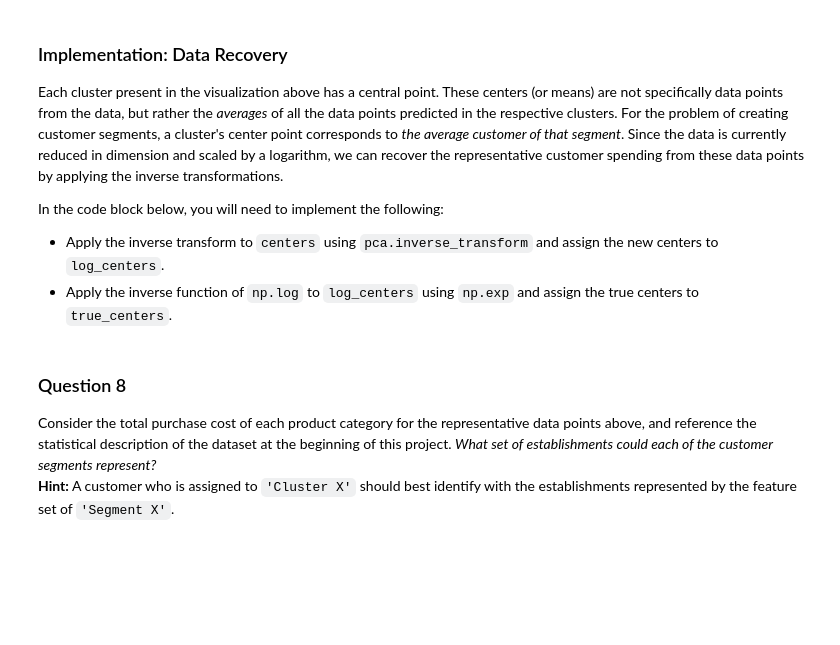
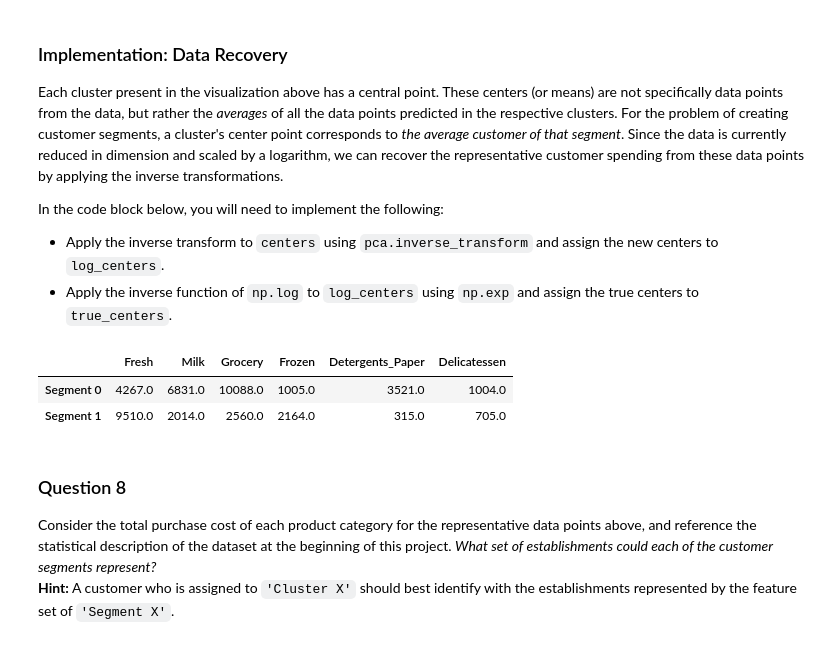
Before and after one commit to bb-blud/Udacity_Machine, a Jupyter notebook: P3/customer_segments.ipynb, the cells around one changed output. Drawn from its saved outputs; the diff is of its cells as text; code cells hidden in the pictures; blank space fills up the shorter version.

```diff
--- a/P3/customer_segments.ipynb
+++ b/P3/customer_segments.ipynb
@@ -349,8 +351,7 @@ In the code block below, you will need to implement the following:
 # %%
 from sklearn.decomposition import PCA
 # TODO: Fit PCA to the good data using only two dimensions
-pca = PCA(n_components = 2)
-pca = pca.fit(good_data)
+pca = PCA(n_components = 2).fit(good_data)
 
 # TODO: Apply a PCA transformation the good data
 reduced_data = pca.transform(good_data)
@@ -426,17 +427,26 @@ In the code block below, you will need to implement the following:
  - Import sklearn.metrics.silhouette_score and calculate the silhouette score of `reduced_data` against `preds`.
    - Assign the silhouette score to `score` and print the result.
 # %%
-# TODO: Apply your clustering algorithm of choice to the reduced data
-clusterer = None
+from sklearn.mixture import GMM
+from sklearn.cluster import KMeans
+from sklearn.metrics import silhouette_score
 
-# TODO: Predict the cluster for each data point
-preds = None
+for i in range(2,7):
+    k = 7 - (i-1)
+    # TODO: Apply your clustering algorithm of choice to the reduced data
+    clusterer = GMM(n_components = k).fit(reduced_data)
+    #clusterer = KMeans(n_clusters = k).fit(reduced_data)
 
-# TODO: Find the cluster centers
-centers = None
+    # TODO: Predict the cluster for each data point
+    preds = clusterer.predict(reduced_data)
 
-# TODO: Predict the cluster for each transformed sample data point
-sample_preds = None
+    # TODO: Find the cluster centers
+    centers = clusterer.means_
+    #centers = clusterer.cluster_centers_
 
-# TODO: Calculate the mean silhouette coefficient for the number of clusters chosen
-score = None
+    # TODO: Predict the cluster for each transformed sample data point
+    sample_preds = clusterer.predict(pca_samples)
+
+    # TODO: Calculate the mean silhouette coefficient for the number of clusters chosen
+    score = silhouette_score(reduced_data, preds)
+    print "{} clusters: {}".format(k, score)
@@ -460,16 +479,19 @@ In the code block below, you will need to implement the following:
  - Apply the inverse function of `np.log` to `log_centers` using `np.exp` and assign the true centers to `true_centers`.
 # %%
 # TODO: Inverse transform the centers
-log_centers = None
-
+log_centers = pca.inverse_transform(centers)
 # TODO: Exponentiate the centers
-true_centers = None
+true_centers = [np.exp(center) for center in log_centers]
 
 # Display the true centers
 segments = ['Segment {}'.format(i) for i in range(0,len(centers))]
 true_centers = pd.DataFrame(np.round(true_centers), columns = data.keys())
 true_centers.index = segments
 display(true_centers)
+# %% [output]
+|  | Fresh | Milk | Grocery | Frozen | Detergents_Paper | Delicatessen |
+| Segment 0 | 4267.0 | 6831.0 | 10088.0 | 1005.0 | 3521.0 | 1004.0 |
+| Segment 1 | 9510.0 | 2014.0 | 2560.0 | 2164.0 | 315.0 | 705.0 |
 # %% [markdown]
 ### Question 8
 Consider the total purchase cost of each product category for the representative data points above, and reference the statistical description of the dataset at the beginning of this project. *What set of establishments could each of the customer segments represent?*
```
Also changed, not shown: parts of 13 cells of this notebook, 1 other file.
